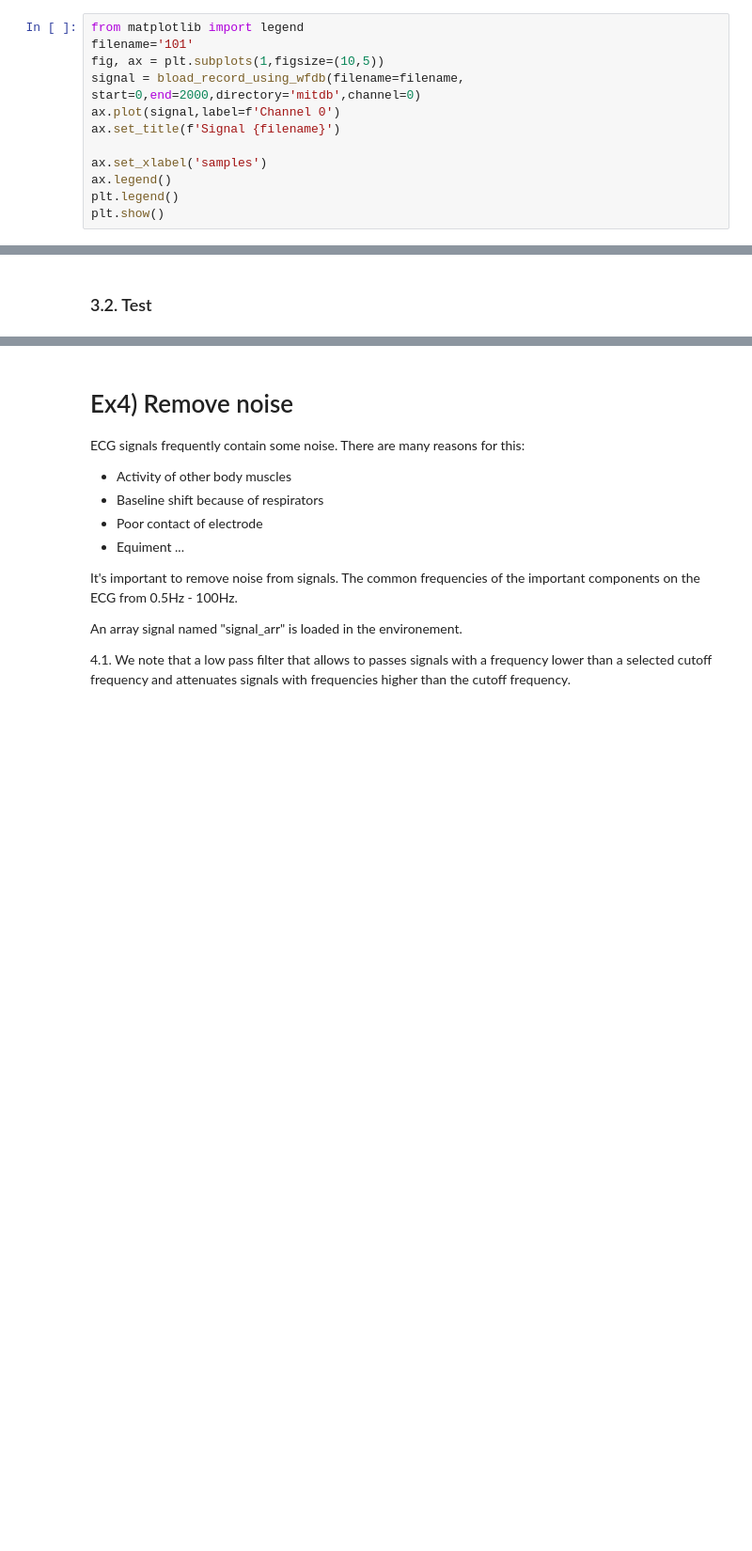
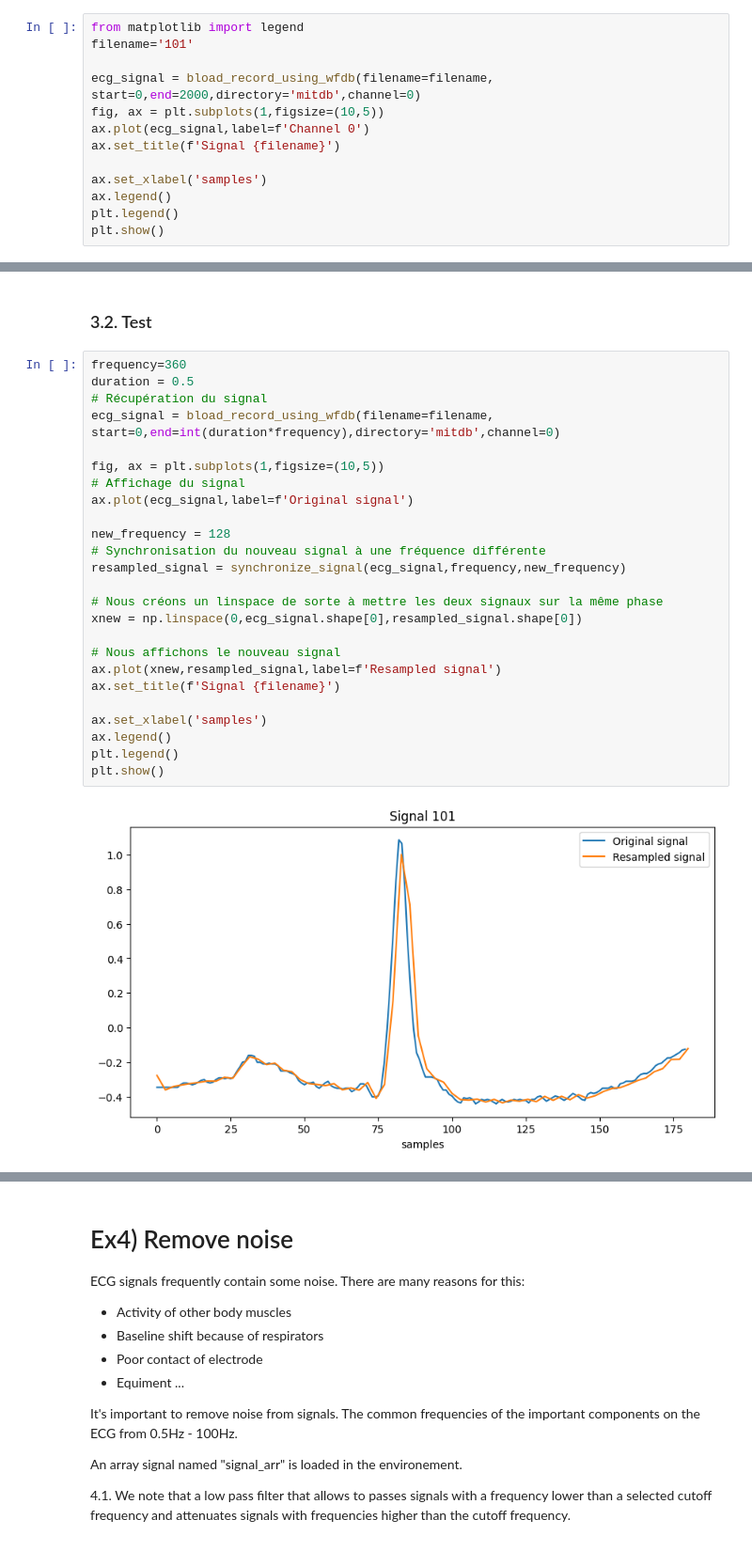
Before and after one commit to Bast-94/ML-BIO, a Jupyter notebook: ECG_classification_exercices.ipynb, the cells around one changed output, grey strips where cells are left out. Shown: that part at 94% size. Cells and saved outputs as stored; diff of their text form; blank space fills up the shorter version.

Commit message:
ADD(EX3): Ajout du plot et de la synchronisation entre les deux signaux.

```diff
--- a/ECG_classification_exercices.ipynb
+++ b/ECG_classification_exercices.ipynb
@@ -77,9 +78,10 @@ def bload_record_using_wfdb(filename : str, start: str, end :float, channel:list
 # %%
 from matplotlib import legend
 filename='101'
+
+ecg_signal = bload_record_using_wfdb(filename=filename, start=0,end=2000,directory='mitdb',channel=0)
 fig, ax = plt.subplots(1,figsize=(10,5))
-signal = bload_record_using_wfdb(filename=filename, start=0,end=2000,directory='mitdb',channel=0)
-ax.plot(signal,label=f'Channel 0')
+ax.plot(ecg_signal,label=f'Channel 0')
 ax.set_title(f'Signal {filename}')
 
 ax.set_xlabel('samples')
@@ -173,3 +175,30 @@ for signal_ in list_signals:
 [ 2.5         2.64266616  4.02662958  6.5         6.97337042 10.35733384]
 # %% [markdown]
 ### 3.2. Test
+# %%
+frequency=360
+duration = 0.5
+# Récupération du signal
+ecg_signal = bload_record_using_wfdb(filename=filename, start=0,end=int(duration*frequency),directory='mitdb',channel=0)
+
+fig, ax = plt.subplots(1,figsize=(10,5))
+# Affichage du signal
+ax.plot(ecg_signal,label=f'Original signal')
+
+new_frequency = 128
+# Synchronisation du nouveau signal à une fréquence différente
+resampled_signal = synchronize_signal(ecg_signal,frequency,new_frequency)
+
+# Nous créons un linspace de sorte à mettre les deux signaux sur la même phase
+xnew = np.linspace(0,ecg_signal.shape[0],resampled_signal.shape[0])
+
+# Nous affichons le nouveau signal
+ax.plot(xnew,resampled_signal,label=f'Resampled signal')
+ax.set_title(f'Signal {filename}')
+
+ax.set_xlabel('samples')
+ax.legend()
+plt.legend()
+plt.show()
+# %% [output]
+[figure, added]
```
Also changed, not shown: parts of 5 cells of this notebook.
